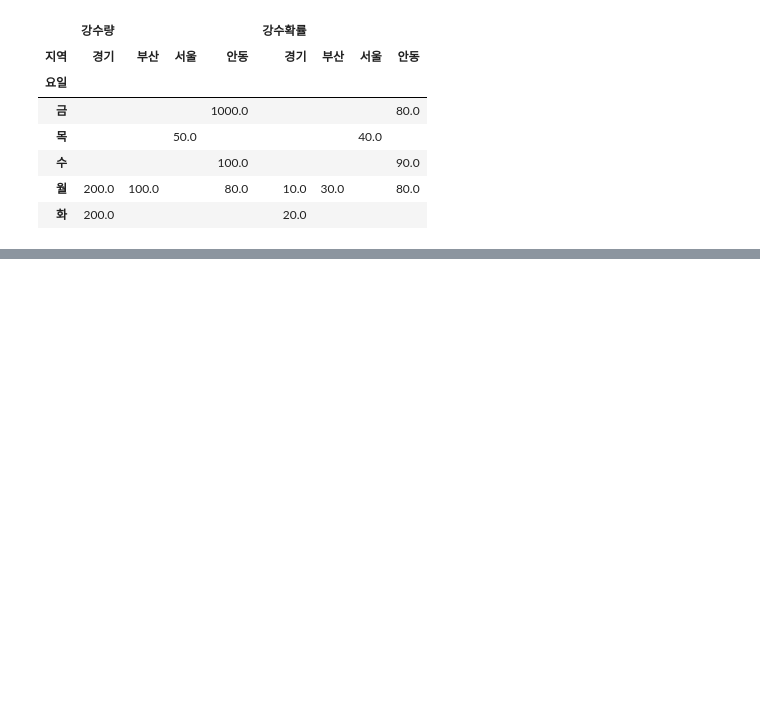
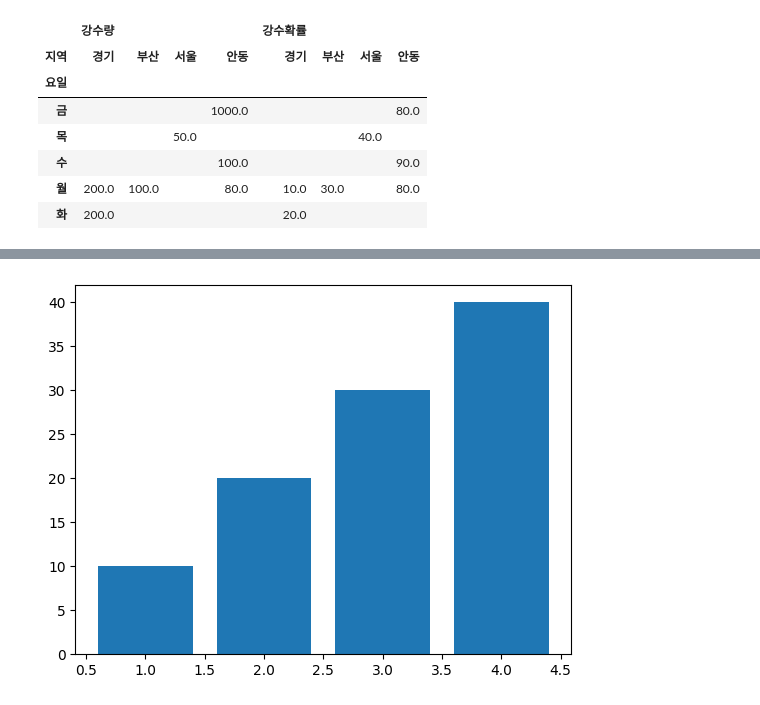
Before and after one commit to jungmin9911/python_pknu, a Jupyter notebook: python11.ipynb, the cells around one changed output, grey strips where cells are left out. Cells and saved outputs as stored; diff of their text form; code cells hidden in the pictures; blank space fills up the shorter version.

```diff
--- a/python11.ipynb
+++ b/python11.ipynb
@@ -379,0 +407,5 @@ pd.pivot_table(df, index="요일", columns="지역", aggfunc="max").fillna(" ")
+# %%
+plt.bar([1,2,3,4], [10,20,30,40])
+plt.show()
+# %% [output]
+[figure, added]
```
Also changed, not shown: parts of 12 cells of this notebook, 1 other file.
